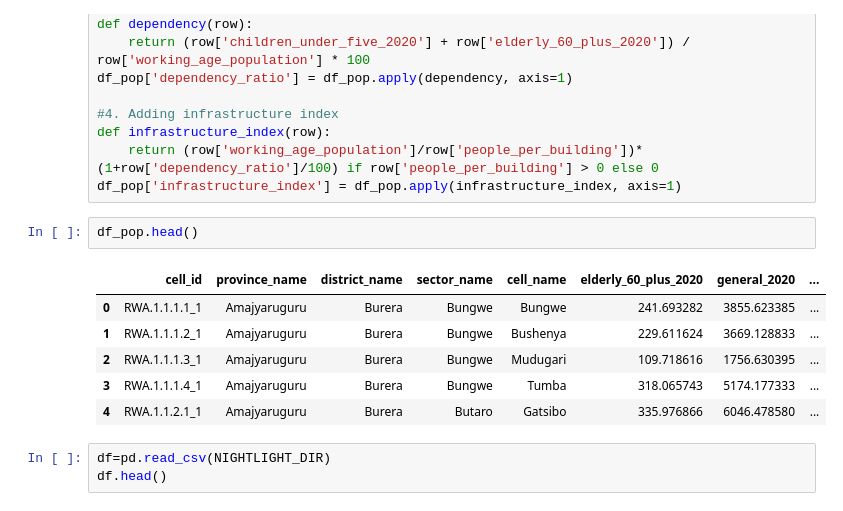
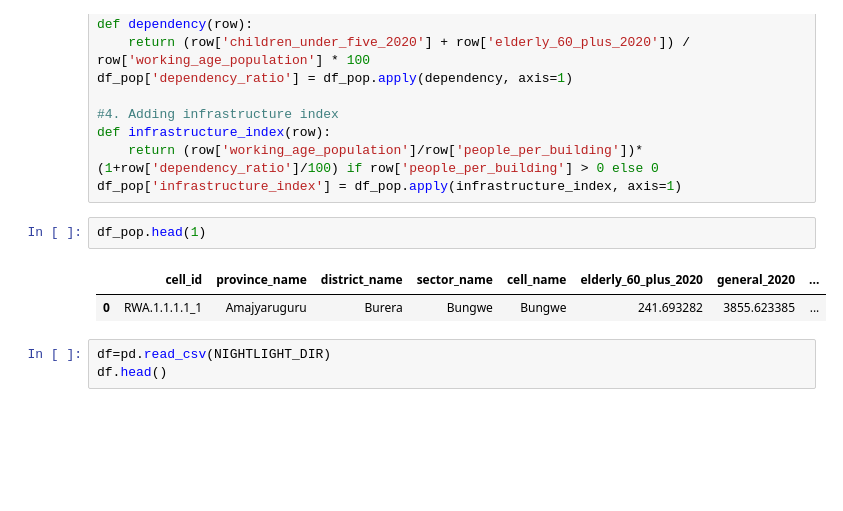
Before and after one commit to Geoffrey023/AIMS-DSCBI, a Jupyter notebook: notebooks/assignments/assignment-2.ipynb, the cells around one changed output. Saved outputs shown, nothing was run; the diff lists cells and outputs as text; blank space fills up the shorter version.

```diff
--- a/notebooks/assignments/assignment-2.ipynb
+++ b/notebooks/assignments/assignment-2.ipynb
@@ -258,14 +258,10 @@ def infrastructure_index(row):
     return (row['working_age_population']/row['people_per_building'])*(1+row['dependency_ratio']/100) if row['people_per_building'] > 0 else 0
 df_pop['infrastructure_index'] = df_pop.apply(infrastructure_index, axis=1)
 # %%
-df_pop.head()
+df_pop.head(1)
 # %% [output]
 |  | cell_id | province_name | district_name | sector_name | cell_name | elderly_60_plus_2020 | general_2020 | ... |
 | 0 | RWA.1.1.1.1_1 | Amajyaruguru | Burera | Bungwe | Bungwe | 241.693282 | 3855.623385 | ... |
-| 1 | RWA.1.1.1.2_1 | Amajyaruguru | Burera | Bungwe | Bushenya | 229.611624 | 3669.128833 | ... |
-| 2 | RWA.1.1.1.3_1 | Amajyaruguru | Burera | Bungwe | Mudugari | 109.718616 | 1756.630395 | ... |
-| 3 | RWA.1.1.1.4_1 | Amajyaruguru | Burera | Bungwe | Tumba | 318.065743 | 5174.177333 | ... |
-| 4 | RWA.1.1.2.1_1 | Amajyaruguru | Burera | Butaro | Gatsibo | 335.976866 | 6046.478580 | ... |
 # %%
 df=pd.read_csv(NIGHTLIGHT_DIR)
 df.head()
```
Also changed, not shown: parts of 5 cells of this notebook.
